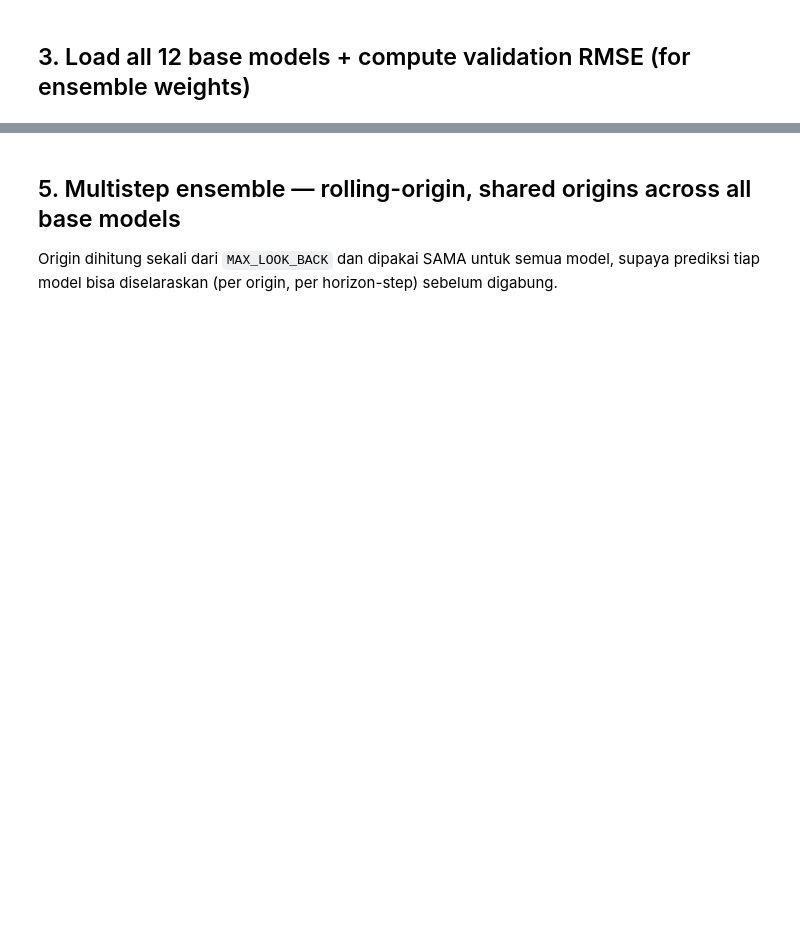
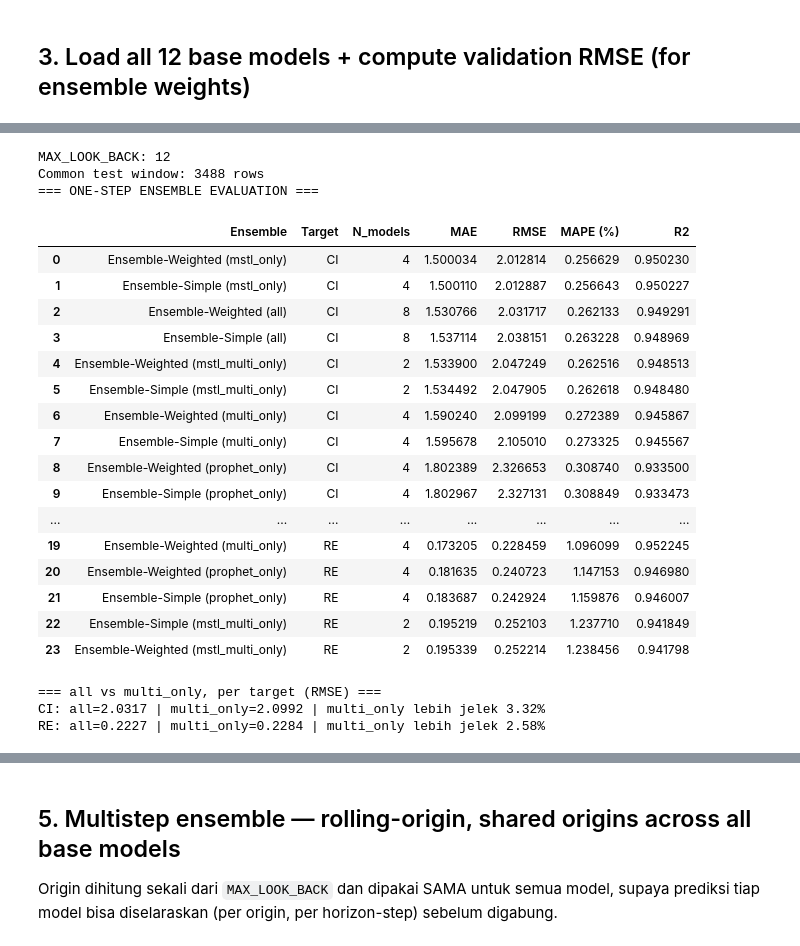
Before and after one commit to JustDannn/CarbonIntensityResearch, a Jupyter notebook: notebooks/09_dani_ensemble.ipynb, the cells around one changed output, grey strips where cells are left out. Drawn from its saved outputs; the diff is of its cells as text; code cells hidden in the pictures; blank space fills up the shorter version.

```diff
--- a/notebooks/09_dani_ensemble.ipynb
+++ b/notebooks/09_dani_ensemble.ipynb
@@ -350,10 +401,12 @@ print("MAX_LOOK_BACK:", MAX_LOOK_BACK)
 print("Common test window:", len(common_test_index), "rows")
 
 
-def gather_target_predictions(target_name, method_filter=None):
+def gather_target_predictions(target_name, method_filter=None, multi_only=False):
     rows = []
     for (method, model_name), bundle in base_models.items():
         if method_filter is not None and method != method_filter:
+            continue
+        if multi_only and bundle["target_group"] != "MULTI":
             continue
         if target_name not in bundle["test_pred"]:
             continue
@@ -373,36 +426,82 @@ def combine_predictions(rows, weighted):
     else:
         weights = [1.0 / len(rows)] * len(rows)
 
     combined = sum(w * r["pred"] for w, r in zip(weights, rows))
     return combined, {r["key"]: w for w, r in zip(weights, rows)}
 
 
+# (label, method_filter, multi_only) - "multi_only" pakai HANYA Multi-LSTM & BiLSTM Multi,
+# yang secara eksplisit memakai CI+RE bersama sebagai input.
+ENSEMBLE_CONFIGS = [
+    ("all", None, False),
+    ("mstl_only", "mstl", False),
+    ("prophet_only", "prophet", False),
+    ("multi_only", None, True),
+    ("mstl_multi_only", "mstl", True),
+    ("prophet_multi_only", "prophet", True),
+]
+
 ensemble_results = []
 ensemble_predictions = {}
 
 for target_name in ["CI", "RE"]:
     actual = df_core.loc[common_test_index, CI_COL if target_name == "CI" else RE_COL].values
 
-    for label, method_filter in [("all", None), ("mstl_only", "mstl"), ("prophet_only", "prophet")]:
-        rows = gather_target_predictions(target_name, method_filter=method_filter)
+    for label, method_filter, multi_only in ENSEMBLE_CONFIGS:
+        rows = gather_target_predictions(target_name, method_filter=method_filter, multi_only=multi_only)
         if len(rows) == 0:
             continue
 
         for weighted, tag in [(False, "Ensemble-Simple"), (True, "Ensemble-Weighted")]:
             combined, weights = combine_predictions(rows, weighted=weighted)
             metrics = evaluate(actual, combined.values)
             ensemble_results.append({
                 "Ensemble": f"{tag} ({label})",
                 "Target": target_name,
                 "N_models": len(rows),
                 **metrics
             })
-            if label == "all":
+            # Simpan versi rekomendasi (multi_only) untuk dipakai di plot & save nanti.
+            if label == "multi_only":
                 ensemble_predictions[(tag, target_name)] = combined
 
 ensemble_results_df = pd.DataFrame(ensemble_results)
 print("=== ONE-STEP ENSEMBLE EVALUATION ===")
 display(ensemble_results_df.sort_values(["Target", "RMSE"]).reset_index(drop=True))
+
+print("\n=== all vs multi_only, per target (RMSE) ===")
+for target_name in ["CI", "RE"]:
+    sub = ensemble_results_df[ensemble_results_df["Target"] == target_name]
+    all_rmse = sub[sub["Ensemble"].str.contains(r"\(all\)")]["RMSE"].min()
+    multi_rmse = sub[sub["Ensemble"].str.contains(r"\(multi_only\)")]["RMSE"].min()
+    if pd.notna(all_rmse) and pd.notna(multi_rmse):
+        diff_pct = (multi_rmse - all_rmse) / all_rmse * 100
+        print(f"{target_name}: all={all_rmse:.4f} | multi_only={multi_rmse:.4f} | "
+              f"multi_only {'lebih jelek' if diff_pct > 0 else 'lebih bagus/setara'} {abs(diff_pct):.2f}%")
+# %% [output]
+MAX_LOOK_BACK: 12
+Common test window: 3488 rows
+=== ONE-STEP ENSEMBLE EVALUATION ===
+|  | Ensemble | Target | N_models | MAE | RMSE | MAPE (%) | R2 |
+| 0 | Ensemble-Weighted (mstl_only) | CI | 4 | 1.500034 | 2.012814 | 0.256629 | 0.950230 |
+| 1 | Ensemble-Simple (mstl_only) | CI | 4 | 1.500110 | 2.012887 | 0.256643 | 0.950227 |
+| 2 | Ensemble-Weighted (all) | CI | 8 | 1.530766 | 2.031717 | 0.262133 | 0.949291 |
+| 3 | Ensemble-Simple (all) | CI | 8 | 1.537114 | 2.038151 | 0.263228 | 0.948969 |
+| 4 | Ensemble-Weighted (mstl_multi_only) | CI | 2 | 1.533900 | 2.047249 | 0.262516 | 0.948513 |
+| 5 | Ensemble-Simple (mstl_multi_only) | CI | 2 | 1.534492 | 2.047905 | 0.262618 | 0.948480 |
+| 6 | Ensemble-Weighted (multi_only) | CI | 4 | 1.590240 | 2.099199 | 0.272389 | 0.945867 |
+| 7 | Ensemble-Simple (multi_only) | CI | 4 | 1.595678 | 2.105010 | 0.273325 | 0.945567 |
+| 8 | Ensemble-Weighted (prophet_only) | CI | 4 | 1.802389 | 2.326653 | 0.308740 | 0.933500 |
+| 9 | Ensemble-Simple (prophet_only) | CI | 4 | 1.802967 | 2.327131 | 0.308849 | 0.933473 |
+| ... | ... | ... | ... | ... | ... | ... | ... |
+| 19 | Ensemble-Weighted (multi_only) | RE | 4 | 0.173205 | 0.228459 | 1.096099 | 0.952245 |
+| 20 | Ensemble-Weighted (prophet_only) | RE | 4 | 0.181635 | 0.240723 | 1.147153 | 0.946980 |
+| 21 | Ensemble-Simple (prophet_only) | RE | 4 | 0.183687 | 0.242924 | 1.159876 | 0.946007 |
+| 22 | Ensemble-Simple (mstl_multi_only) | RE | 2 | 0.195219 | 0.252103 | 1.237710 | 0.941849 |
+| 23 | Ensemble-Weighted (mstl_multi_only) | RE | 2 | 0.195339 | 0.252214 | 1.238456 | 0.941798 |
+=== all vs multi_only, per target (RMSE) ===
+CI: all=2.0317 | multi_only=2.0992 | multi_only lebih jelek 3.32%
+RE: all=0.2227 | multi_only=0.2284 | multi_only lebih jelek 2.58%
 # %%
 # Compare best ensemble vs best individual base model, per target.
 individual_results = []
```
Also changed, not shown: parts of 17 cells of this notebook, 35 other files.
